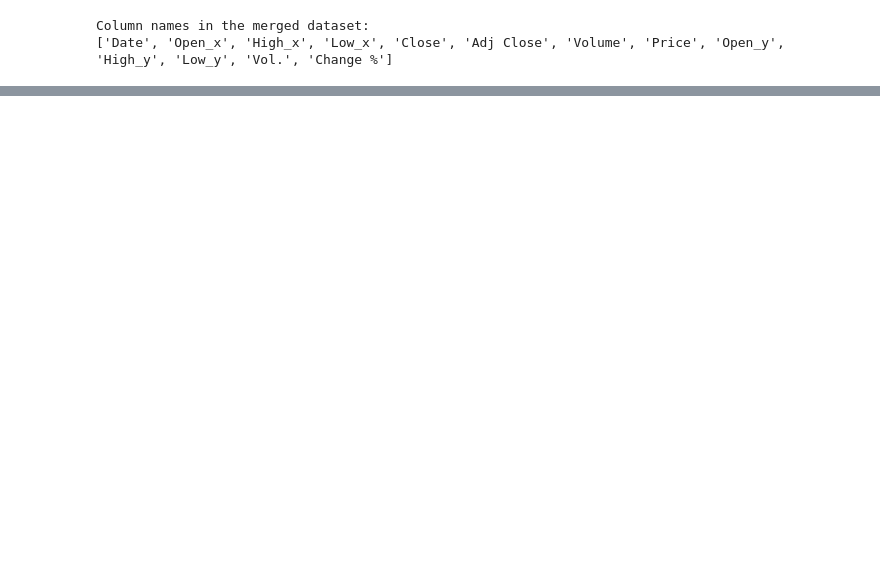
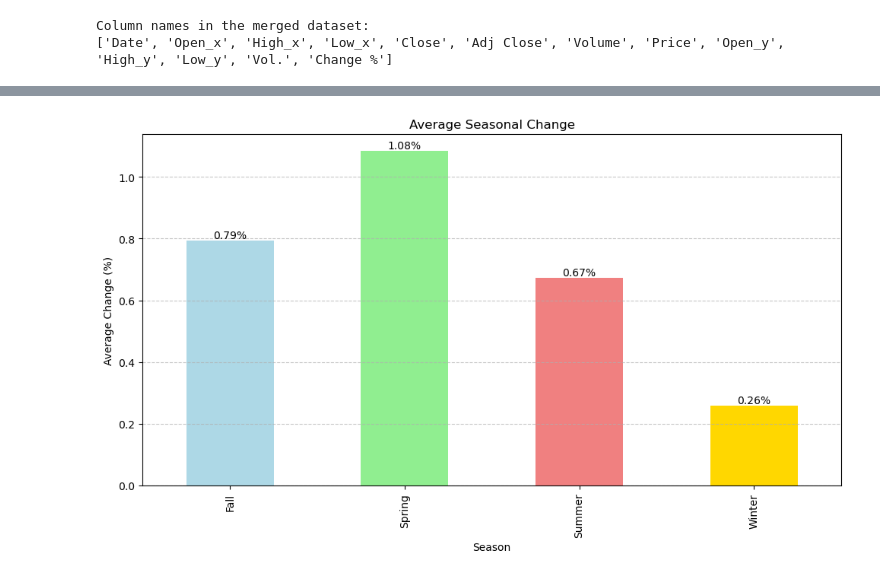
Before and after one commit to enevmartin/S-P_500_Seasonality_Analysis, a Jupyter notebook: notebooks/simple.ipynb, the cells around one changed output, grey strips where cells are left out. Drawn from its saved outputs; the diff is of its cells as text; code cells hidden in the pictures; blank space fills up the shorter version.

Commit message:
Add detailed analysis and conclusions on seasonal trends and data sources

```diff
--- a/notebooks/simple.ipynb
+++ b/notebooks/simple.ipynb
@@ -167,0 +383,44 @@ Processed data saved to C:\Users\Martin\DataspellProjects\S&P_500_Seasonality_An
+# %%
+
+
+
+# Sample data preparation (assuming 'merged_df' is already loaded and cleaned)
+# Ensure the 'Change %' column is numeric
+merged_df['Change %'] = merged_df['Change %'].replace({'%': ''}, regex=True).astype(float)
+
+# Extract month names
+merged_df['Month'] = merged_df['Date'].dt.strftime('%B')
+
+# Define seasons
+def get_season(month):
+    if month in ['December', 'January', 'February']:
+        return 'Winter'
+    elif month in ['March', 'April', 'May']:
+        return 'Spring'
+    elif month in ['June', 'July', 'August']:
+        return 'Summer'
+    elif month in ['September', 'October', 'November']:
+        return 'Fall'
+
+# Apply the function to create a 'Season' column
+merged_df['Season'] = merged_df['Month'].apply(get_season)
+
+# Group by season and calculate the average change
+seasonal_avg_change = merged_df.groupby('Season')['Change %'].mean()
+
+# Plot the results
+plt.figure(figsize=(10, 6))
+seasonal_avg_change.plot(kind='bar', color=['lightblue', 'lightgreen', 'lightcoral', 'gold'])
+plt.xlabel('Season')
+plt.ylabel('Average Change (%)')
+plt.title('Average Seasonal Change')
+plt.grid(axis='y', linestyle='--', alpha=0.7)
+
+# Annotate bars with values
+for i, value in enumerate(seasonal_avg_change):
+    plt.text(i, value, f'{value:.2f}%', ha='center', va='bottom')
+
+plt.tight_layout()
+plt.show()
+# %% [output]
+[figure, added]
```
Also changed, not shown: parts of 20 cells of this notebook, 1 other file.
